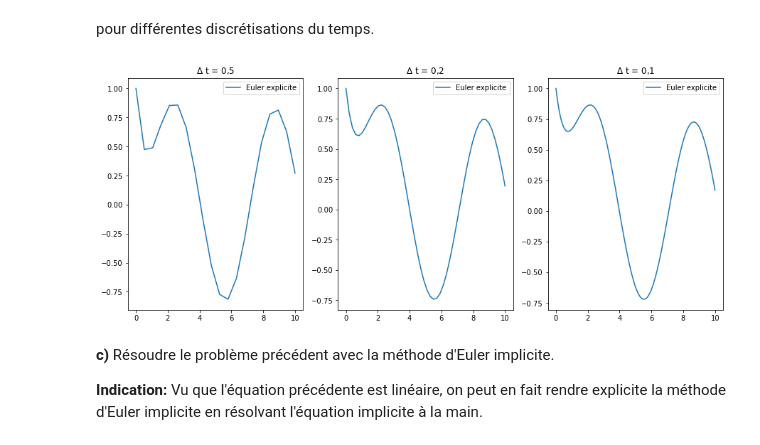
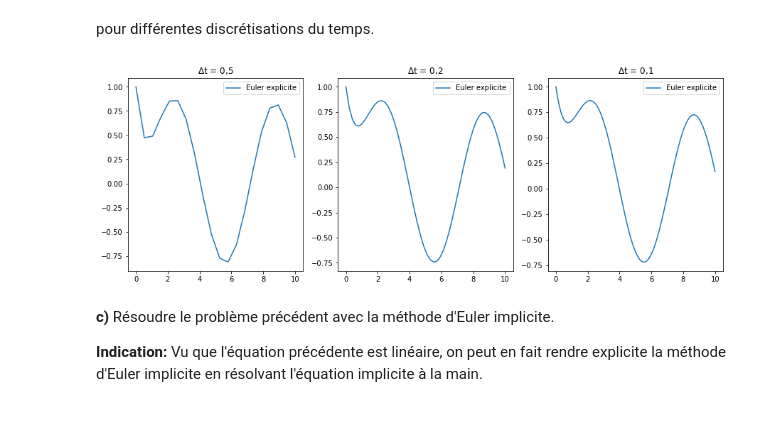
Before and after one commit to AntonioHorcasSerrano/LU2MA100, a Jupyter notebook: chap10.ipynb, the cells around one changed output. Saved outputs shown, nothing was run; the diff lists cells and outputs as text; code cells hidden in the pictures; blank space fills up the shorter version.

```diff
--- a/chap10.ipynb
+++ b/chap10.ipynb
@@ -129,40 +129,39 @@ def euler_explicit(f,x0,t):
         i+=1
     return x
 # %%
-plt.figure(figsize=(15,6))
-plt.subplot(1,3,1)
+plt.figure(figsize=(15,5))
 
 # avec un pas de 0,5
 plt.subplot(1,3,1)
 t = np.linspace(0,10,20)
 x0 = 1
 x = euler_explicit(f, x0, t)
-plt.title(r'$\Delta$ t = 0,5')
+plt.title(r'$\Delta$t = 0,5')
 plt.plot(t,x, label='Euler explicite')
 plt.legend()
 
-# avec un pas de 0,5
+# avec un pas de 0,2
 plt.subplot(1,3,2)
 t = np.linspace(0,10,50)
 x0 = 1
 x = euler_explicit(f, x0, t)
-plt.title(r'$\Delta$ t = 0,2')
+plt.title(r'$\Delta$t = 0,2')
 plt.plot(t,x, label='Euler explicite')
 plt.legend()
 
 # avec un pas de 0,1
 plt.subplot(1,3,3)
 t = np.linspace(0,10,100)
 x0 = 1
 x = euler_explicit(f, x0, t)
-plt.title(r'$\Delta$ t = 0,1')
+plt.title(r'$\Delta$t = 0,1')
 plt.plot(t,x, label='Euler explicite')
 plt.legend()
 
 
 plt.show()
 # %% [output]
-[figure, old version]
+[figure, new version]
 # %% [markdown]
 
 **c)**
```
Also changed, not shown: parts of 1 cell of this notebook.
